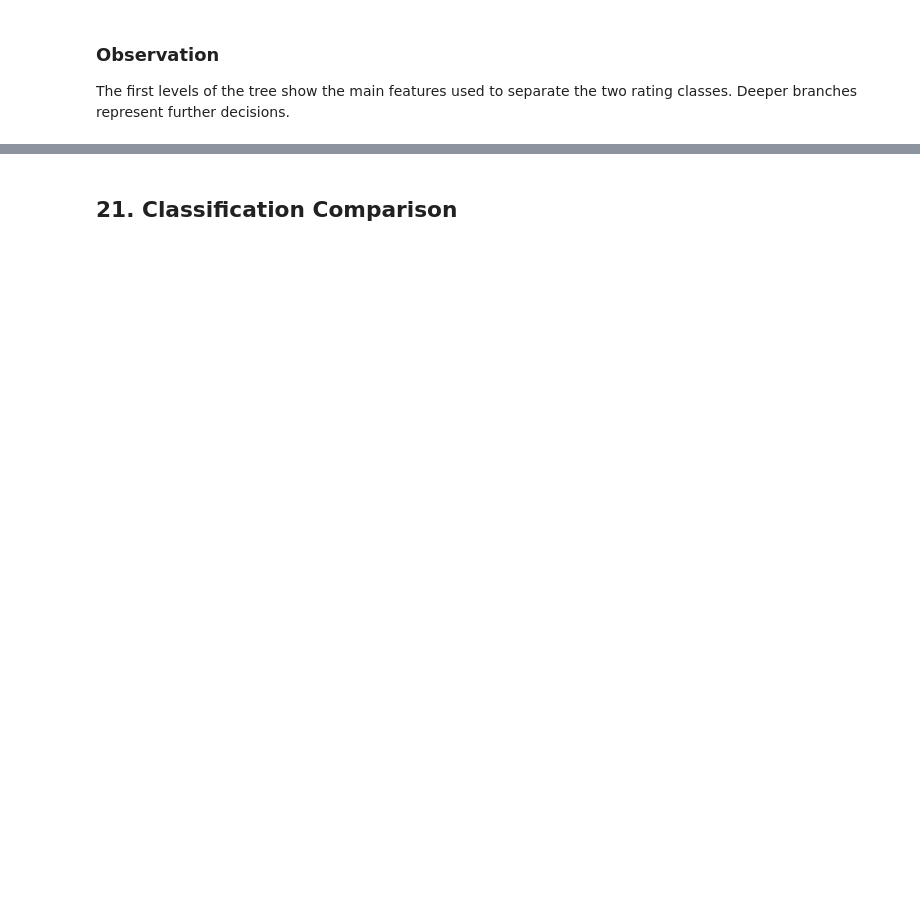
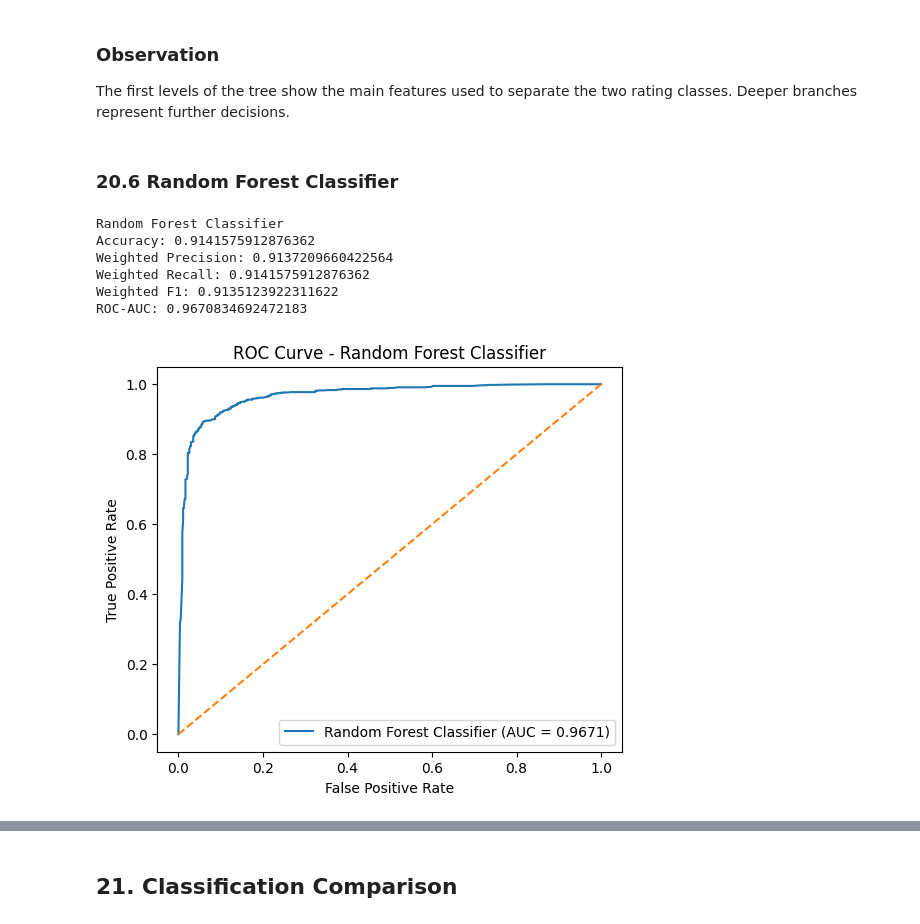
Before and after one commit to rishitkumar8/Business-Financial-Health-Credit-Risk-Intelligence-Platform, a Jupyter notebook: notebooks/classification.ipynb, the cells around one changed output, grey strips where cells are left out. Cells and saved outputs as stored; diff of their text form; code cells hidden in the pictures; blank space fills up the shorter version.

```diff
--- a/notebooks/classification.ipynb
+++ b/notebooks/classification.ipynb
@@ -206,3 +208,30 @@ ROC-AUC: 0.9169774564169475
 ### Observation
 
 The first levels of the tree show the main features used to separate the two rating classes. Deeper branches represent further decisions.
+# %% [markdown]
+### 20.6 Random Forest Classifier
+# %%
+rf_clf = RandomForestClassifier(
+    n_estimators=100,
+    random_state=42
+)
+
+rf_clf.fit(X_train_c_scaled, y_train_c)
+
+rf_preds = rf_clf.predict(X_test_c_scaled)
+rf_probs = rf_clf.predict_proba(X_test_c_scaled)[:, 1]
+
+add_clf_result(
+    "Random Forest Classifier",
+    rf_clf,
+    rf_preds,
+    rf_probs
+)
+# %% [output]
+Random Forest Classifier
+Accuracy: 0.9141575912876362
+Weighted Precision: 0.9137209660422564
+Weighted Recall: 0.9141575912876362
+Weighted F1: 0.9135123922311622
+ROC-AUC: 0.9670834692472183
+[figure, added]
```
Also changed, not shown: parts of 27 cells of this notebook.
